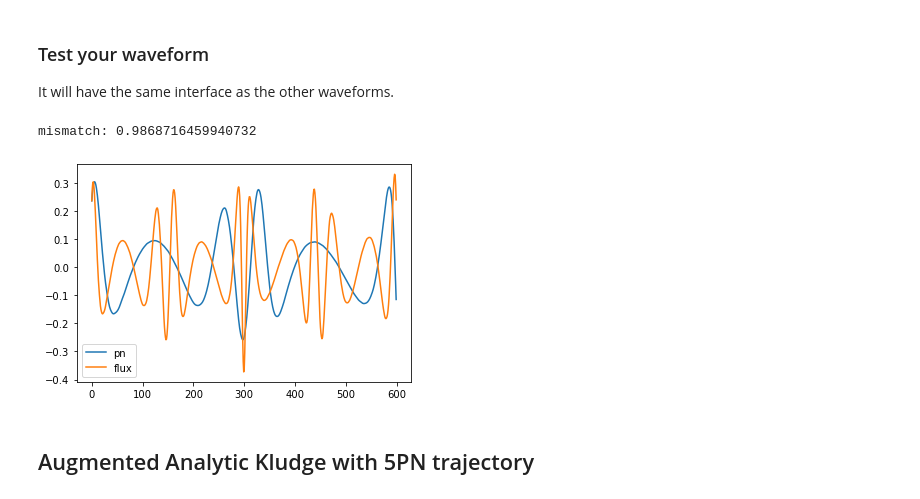
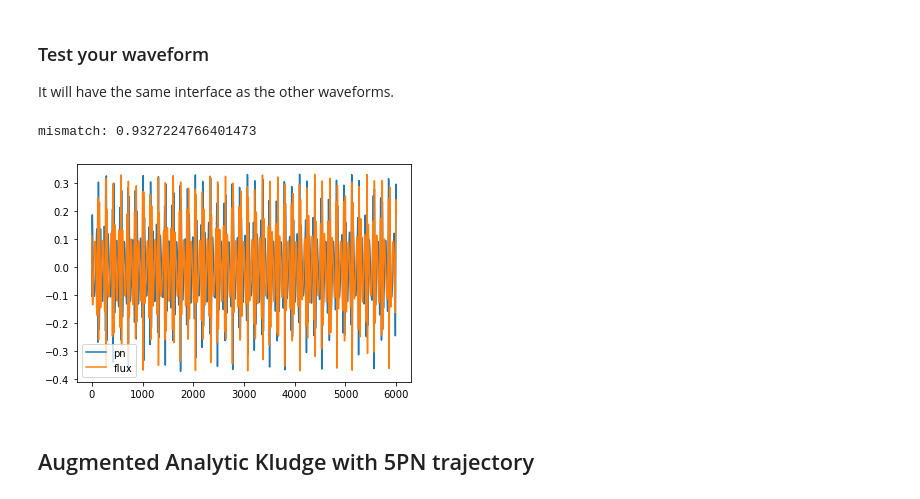
Before and after one commit to CChapmanbird/FastEMRIWaveforms, a Jupyter notebook: docs/html/tutorial/SchwarzschildEccentricWaveform_intro.ipynb, the cells around one changed output. Drawn from its saved outputs; the diff is of its cells as text; code cells hidden in the pictures.

```diff
--- a/docs/html/tutorial/SchwarzschildEccentricWaveform_intro.ipynb
+++ b/docs/html/tutorial/SchwarzschildEccentricWaveform_intro.ipynb
@@ -928,11 +928,14 @@ class PnTrajectory(TrajectoryBase):
 
         T = T * YRSID_SI / (M * MTSUN_SI)
 
+        Msec = M * MTSUN_SI
+
         epsilon = mu/M
         integrator = DOP853(PN(epsilon), 0.0, y0, T)
 
         t_out, p_out, e_out = [], [], []
         Phi_phi_out, Phi_r_out = [], []
+        t_out.append(0.0)
         p_out.append(p0)
         e_out.append(e0)
         Phi_phi_out.append(0.0)
@@ -943,7 +946,7 @@ class PnTrajectory(TrajectoryBase):
         while integrator.t < T and run:
             integrator.step()
             p, e, Phi_phi, Phi_r = integrator.y
-            t_out.append(integrator.t)
+            t_out.append(integrator.t * Msec)
             p_out.append(p)
             e_out.append(e)
             Phi_phi_out.append(Phi_phi)
@@ -1053,14 +1069,15 @@ wave1 = test(M, mu, p0, e0, theta, phi, dt=dt, T=T)
 
 wave2 = few(M, mu, p0, e0, theta, phi, dt=dt, T=T, )
 # %%
-plt.plot(wave1.real[:600], label='pn')
-plt.plot(wave2.real[:600], label='flux')
+# end of waveform is where we can see the difference
+plt.plot(wave1.real[-6000:], label='pn')
+plt.plot(wave2.real[-6000:], label='flux')
 plt.legend()
 print('mismatch:', get_mismatch(wave1, wave2))
 plt.savefig('pn_vs_flux.pdf', dpi=200)
 # %% [output]
-mismatch: 0.9868716459940732
+mismatch: 0.9327224766401473
-[figure, old version]
+[figure, new version]
 # %% [markdown]
 ## Augmented Analytic Kludge with 5PN trajectory
 # %% [markdown]
```
Also changed, not shown: parts of 11 cells of this notebook, 14 other files.
